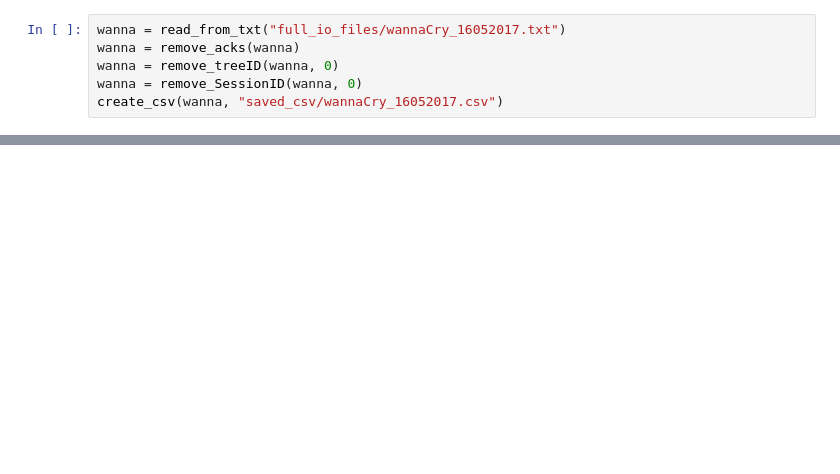
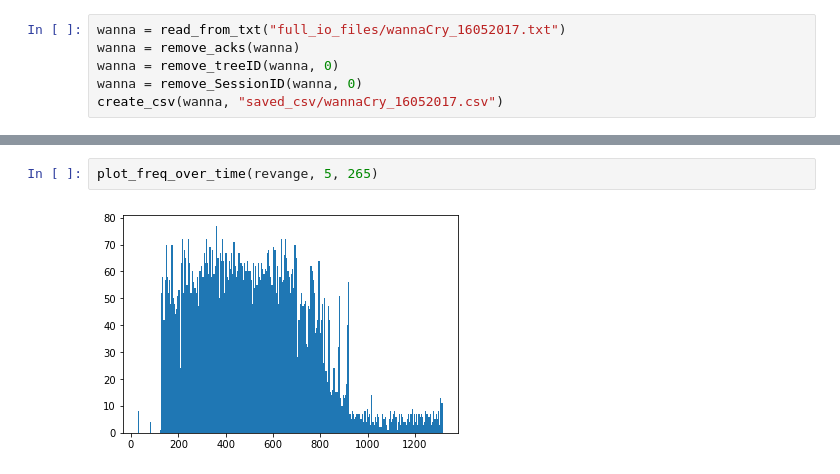
Before and after one commit to cdlewis4553/log_analysis, a Jupyter notebook: pd.ipynb, the cells around one changed output, grey strips where cells are left out. Saved outputs shown, nothing was run; the diff lists cells and outputs as text; blank space fills up the shorter version.

```diff
--- a/pd.ipynb
+++ b/pd.ipynb
@@ -60,0 +107,4 @@ plot_freq_over_time(sopa, 5, 200)
+# %%
+plot_freq_over_time(revange, 5, 265)
+# %% [output]
+[figure, added]
```
Also changed, not shown: parts of 14 cells of this notebook, 4 other files.
